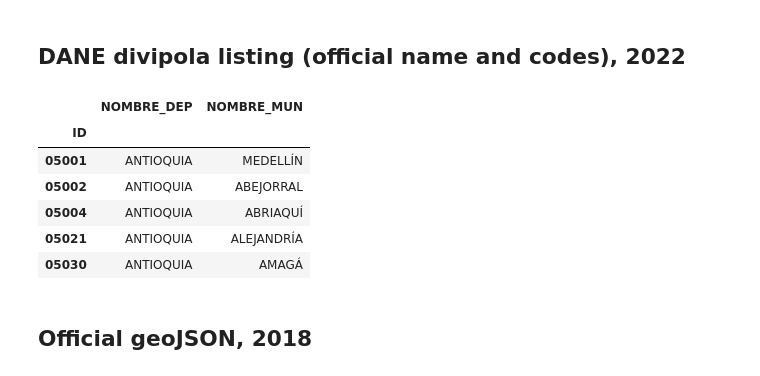
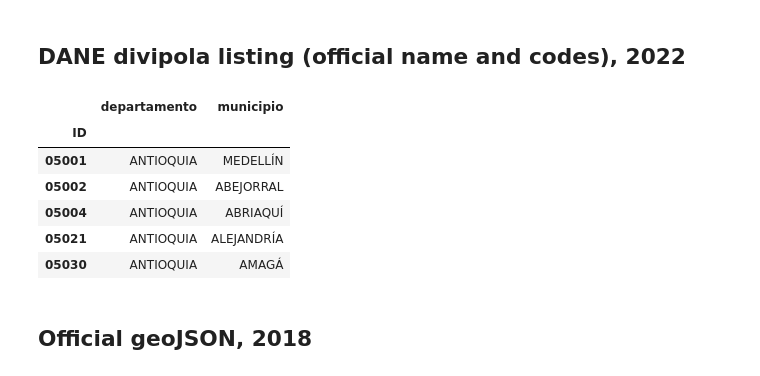
Before and after one commit to carloscp3009/DS4A, a Jupyter notebook: data/geo/geo_adjacency_and_reduction.ipynb, the cells around one changed output. Drawn from its saved outputs; the diff is of its cells as text; code cells hidden in the pictures.

```diff
--- a/data/geo/geo_adjacency_and_reduction.ipynb
+++ b/data/geo/geo_adjacency_and_reduction.ipynb
@@ -32,13 +32,13 @@ This code assumes these files were uncompressed on this folder.
 # %%
 xls = pd.ExcelFile("CODIFICACION_DIVIPOLA/Listados_DIVIPOLA.xlsx")
 DANE = pd.read_excel(xls,"Municipios",skiprows=11,dtype=str,header=None)
 DANE = DANE.loc[:1120]
 DANE.drop([0,4,5],axis=1,inplace=True)
-DANE.rename(columns={1:"NOMBRE_DEP",2:"ID",3:"NOMBRE_MUN"},inplace=True)
+DANE.rename(columns={1:"departamento",2:"ID",3:"municipio"},inplace=True)
 DANE.set_index("ID",inplace=True)
 DANE.head()
 # %% [output]
-|  | NOMBRE_DEP | NOMBRE_MUN |
+|  | departamento | municipio |
 | ID |  |  |
 | 05001 | ANTIOQUIA | MEDELLÍN |
 | 05002 | ANTIOQUIA | ABEJORRAL |
```
Also changed, not shown: parts of 26 cells of this notebook, 14 other files.
